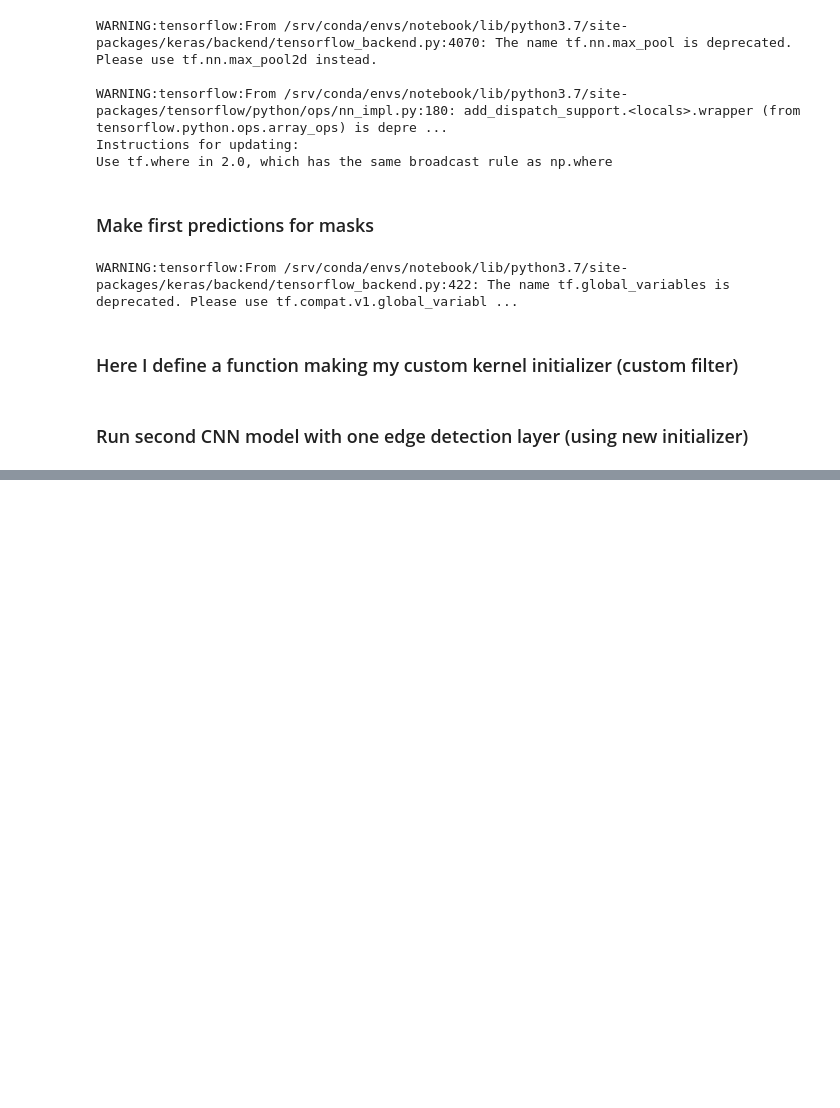
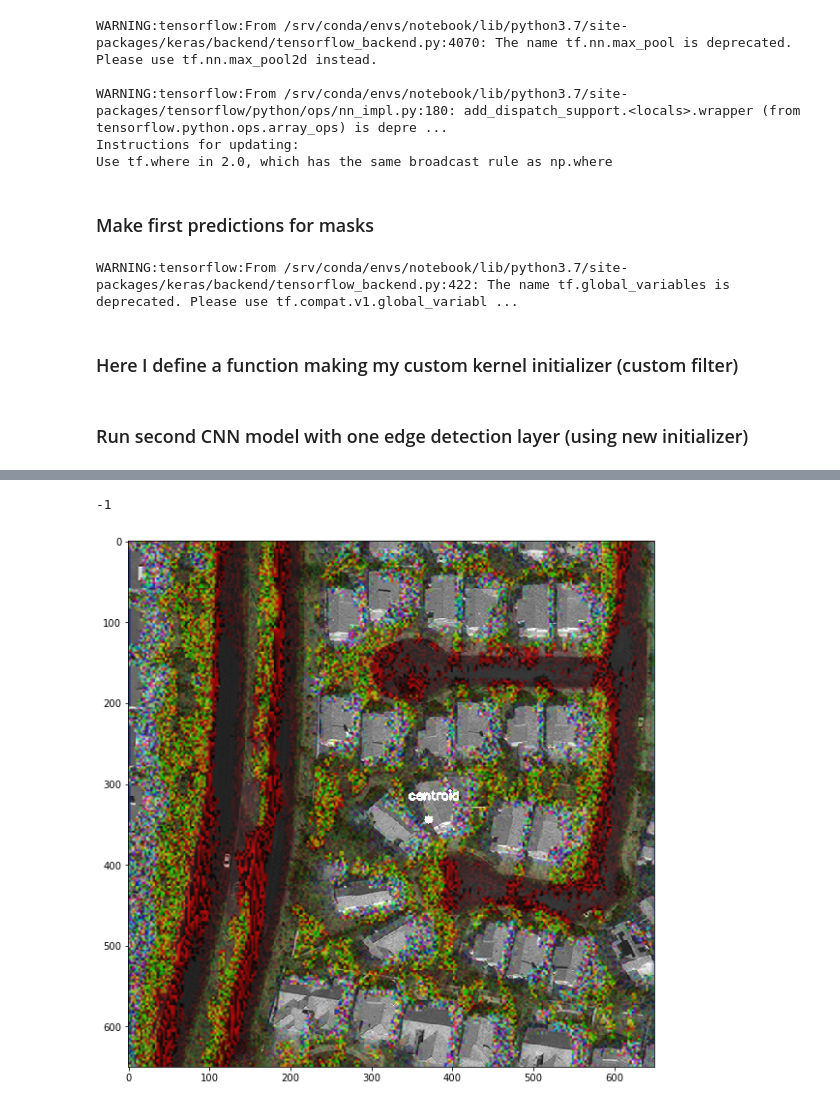
Before and after one commit to wp-cdas/UNet-Humphries, a Jupyter notebook: Edge_Detect_Filter.ipynb, the cells around one changed output, grey strips where cells are left out. Cells and saved outputs as stored; diff of their text form; code cells hidden in the pictures; blank space fills up the shorter version.

```diff
--- a/Edge_Detect_Filter.ipynb
+++ b/Edge_Detect_Filter.ipynb
@@ -80,0 +86,28 @@ comp
+# %%
+# convert image to grayscale image
+image = cv2.imread('comp1.png')
+gray_image = cv2.cvtColor(image, cv2.COLOR_BGR2GRAY)
+# convert the grayscale image to binary image
+ret,thresh = cv2.threshold(gray_image,127,255,0)
+
+# calculate moments of binary image
+M = cv2.moments(thresh)
+
+# calculate x,y coordinate of center
+cX = int(M["m10"] / M["m00"])
+
+cY = int(M["m01"] / M["m00"])
+
+
+# put text and highlight the center
+
+cv2.circle(image, (cX, cY), 5, (255, 255, 255), -1)
+
+cv2.putText(image, "centroid", (cX - 25, cY - 25),cv2.FONT_HERSHEY_SIMPLEX, 0.5, (255, 255, 255), 2)
+
+plt.figure(figsize = (10,10))
+plt.imshow(image)
+cv2.waitKey(0)
+# %% [output]
+-1
+[figure, added]
```
Also changed, not shown: parts of 4 cells of this notebook, 2 other files.
